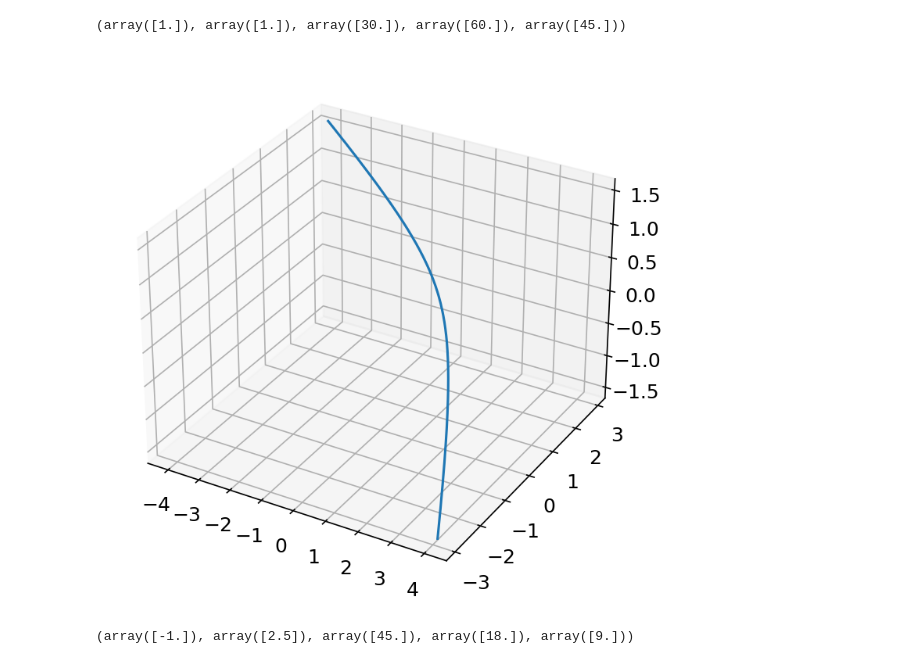
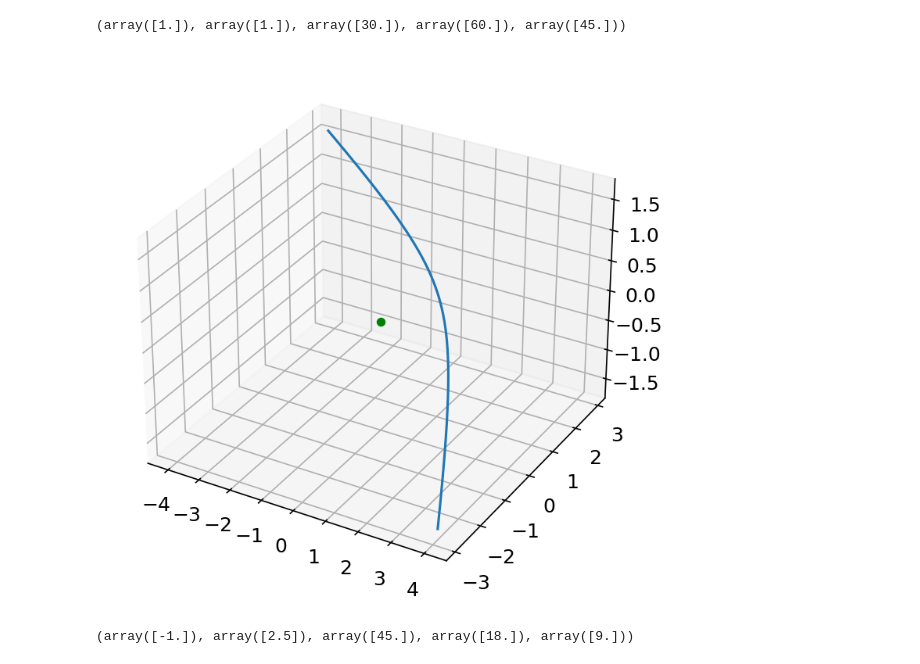
Before and after one commit to dsavransky/astrodynamicsbook, a Jupyter notebook: Notebooks/18-Orbits in 3D.ipynb, the cells around one changed output. Saved outputs shown, nothing was run; the diff lists cells and outputs as text; code cells hidden in the pictures.

```diff
--- a/Notebooks/18-Orbits in 3D.ipynb
+++ b/Notebooks/18-Orbits in 3D.ipynb
@@ -490,12 +490,13 @@ l,e,O*180/np.pi,I*180/np.pi,w*180/np.pi #first output is \ell for parabolae
 # %%
 #hyperbola
 #a = -1, e = 2.5, \Omega = 45 deg, I = 18 deg, \omega = 9 deg, mu = 1
 r,v = kepler2orbstate(-1, 2.5, np.pi/4, np.pi/10, np.pi/20, 1, np.linspace(-np.pi/2,np.pi/2,500))
 fig = plt.figure(figsize=(6,6))
 ax = fig.add_subplot(projection='3d')
-ax.plot(r[:,0],r[:,1],r[:,2]);
+ax.plot(r[:,0],r[:,1],r[:,2])
+ax.scatter(0,0,0,color='g');
 # %% [output]
-[figure, old version]
+[figure, new version]
 # %%
 # show that we can retrieve the orbital element inputs from any of the outputs
 a,e,O,I,w,tp =  orbstate2kepler(r[15], v[15], 1)
```
Also changed, not shown: parts of 10 cells of this notebook, 2 other files.
